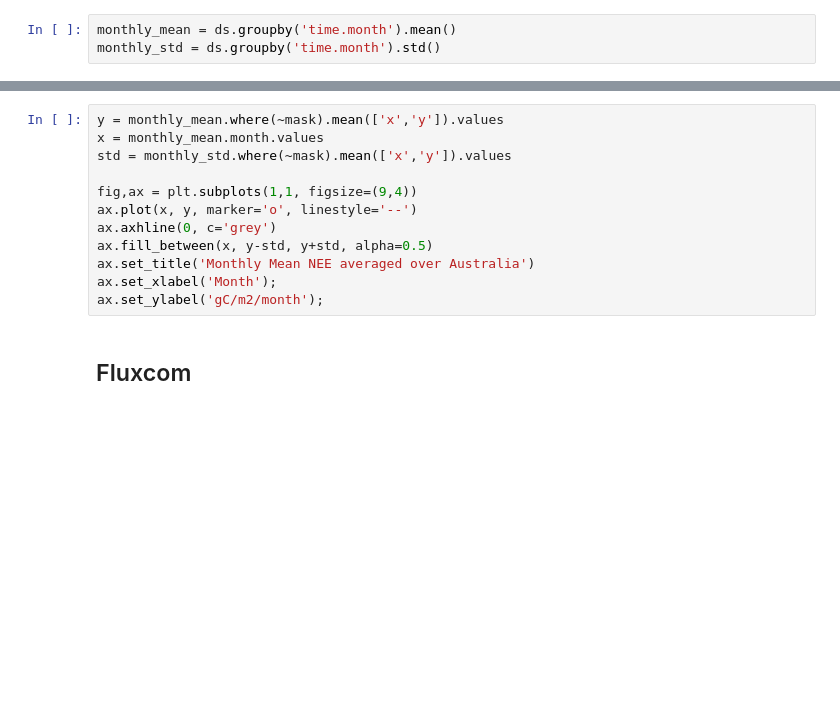
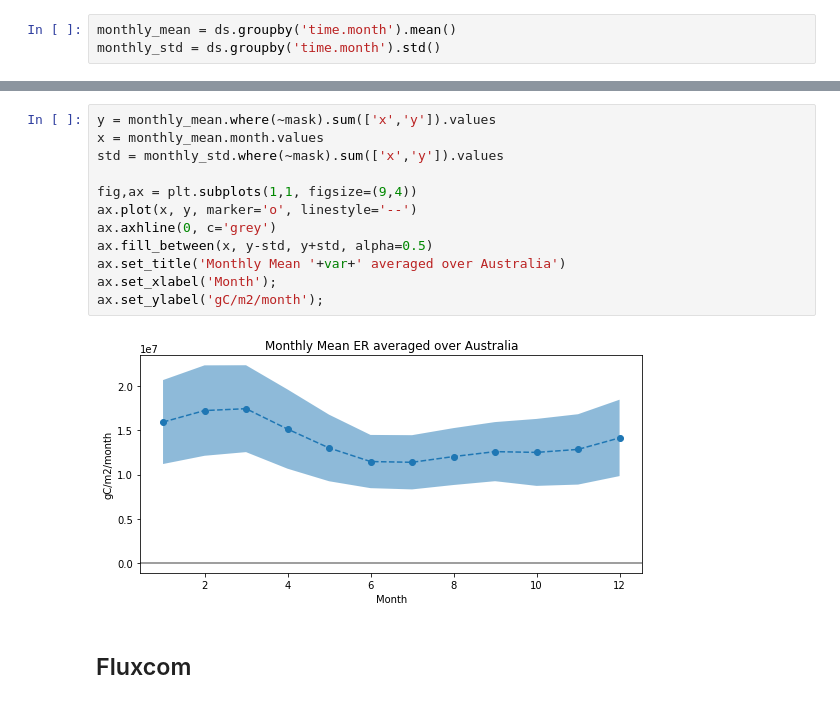
Before and after one commit to cbur24/NEE_modelling, a Jupyter notebook: 6_Plot_results.ipynb, the cells around one changed output, grey strips where cells are left out. Saved outputs shown, nothing was run; the diff lists cells and outputs as text; blank space fills up the shorter version.

```diff
--- a/6_Plot_results.ipynb
+++ b/6_Plot_results.ipynb
@@ -87,15 +91,17 @@ monthly_std.where(~mask).plot.imshow(col='month', col_wrap=6,robust=True, cmap='
 # %%
-y = monthly_mean.where(~mask).mean(['x','y']).values
+y = monthly_mean.where(~mask).sum(['x','y']).values
 x = monthly_mean.month.values
-std = monthly_std.where(~mask).mean(['x','y']).values
+std = monthly_std.where(~mask).sum(['x','y']).values
 
 fig,ax = plt.subplots(1,1, figsize=(9,4))
 ax.plot(x, y, marker='o', linestyle='--')
 ax.axhline(0, c='grey')
 ax.fill_between(x, y-std, y+std, alpha=0.5)
-ax.set_title('Monthly Mean NEE averaged over Australia')
+ax.set_title('Monthly Mean '+var+' averaged over Australia')
 ax.set_xlabel('Month');
 ax.set_ylabel('gC/m2/month');
+# %% [output]
+[figure, added]
 # %% [markdown]
 ## Fluxcom
 # %%
```
Also changed, not shown: parts of 13 cells of this notebook, 6 other files.
